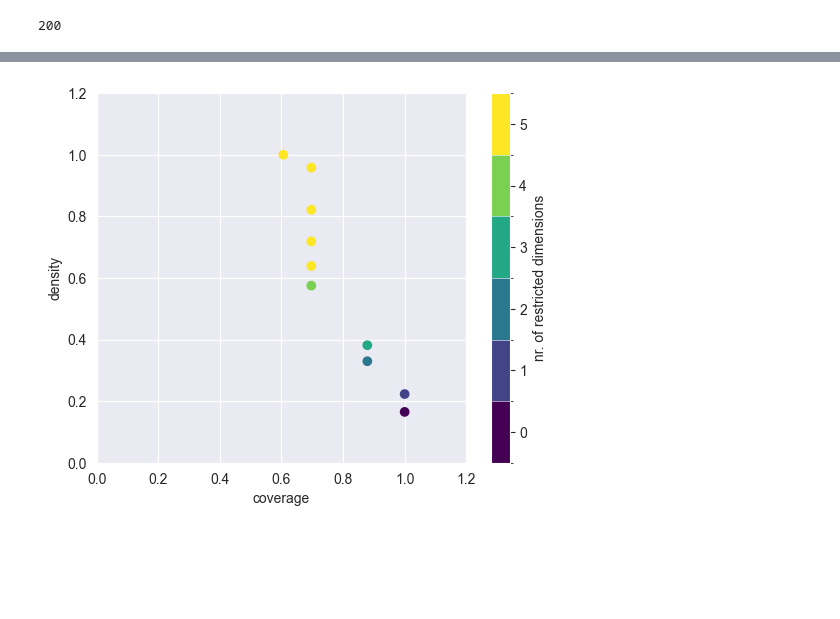
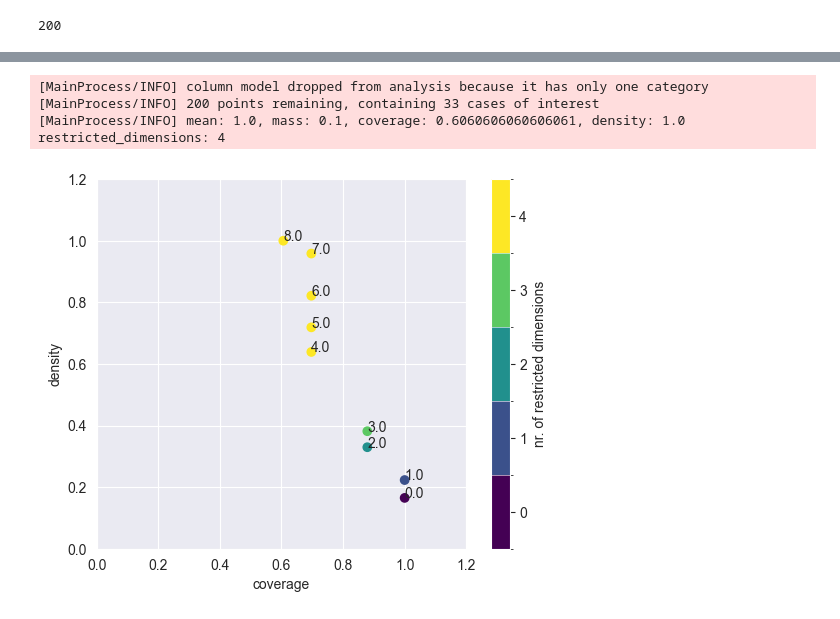
Before and after one commit to daniela1998/MBDM-Group-1, a Jupyter notebook: PRIM.ipynb, the cells around one changed output, grey strips where cells are left out. Saved outputs shown, nothing was run; the diff lists cells and outputs as text; code cells hidden in the pictures; blank space fills up the shorter version.

Commit message:
PRIM

```diff
--- a/PRIM.ipynb
+++ b/PRIM.ipynb
@@ -66,14 +70,18 @@ Expected Evacuation Costs
 target = (outcomes['A.1_Minimum Water Level'] > 4) & (outcomes['A.2_Minimum Water Level'] > 4) & (outcomes['A.3_Minimum Water Level'] > 4)  & (outcomes['A.4_Minimum Water Level'] > 4) & (outcomes['A.5_Minimum Water Level'] > 5)
 # %%
 # === Run PRIM ===
-prim_alg = prim.Prim(experiments, target, threshold=0.8)
-box = prim_alg.find_box()
+prim_alg = prim.Prim(experiments, target, threshold=0.8, peel_alpha=0.1)
+box1 = prim_alg.find_box()
+# %% [output]
+[MainProcess/INFO] column model dropped from analysis because it has only one category
+[MainProcess/INFO] 200 points remaining, containing 33 cases of interest
+[MainProcess/INFO] mean: 1.0, mass: 0.1, coverage: 0.6060606060606061, density: 1.0 restricted_dimensions: 4
 # %%
 # === Plot and inspect ===
-box.show_tradeoff()
+box1.show_tradeoff(annotated =True)
 plt.show()
 # %% [output]
-[figure, old version]
+[figure, new version]
 # %%
 # choose a mox that has moderate to high coverage (captures many good cases)
 # and higher density
```
Also changed, not shown: parts of 6 cells of this notebook.
